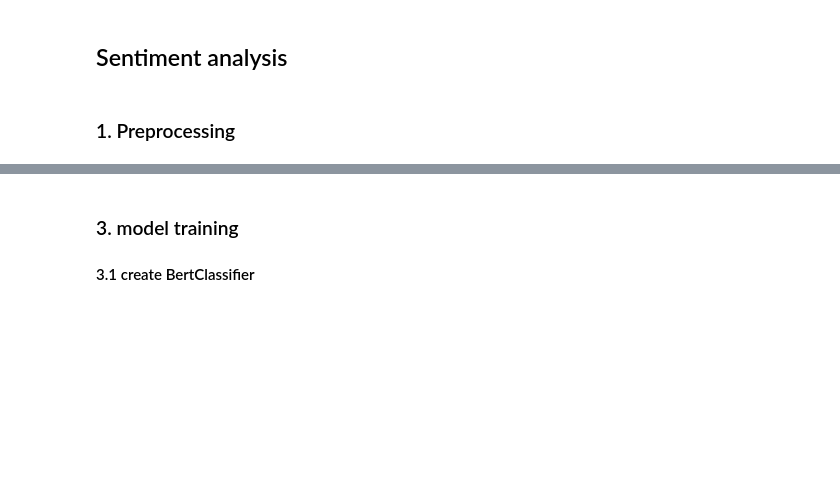
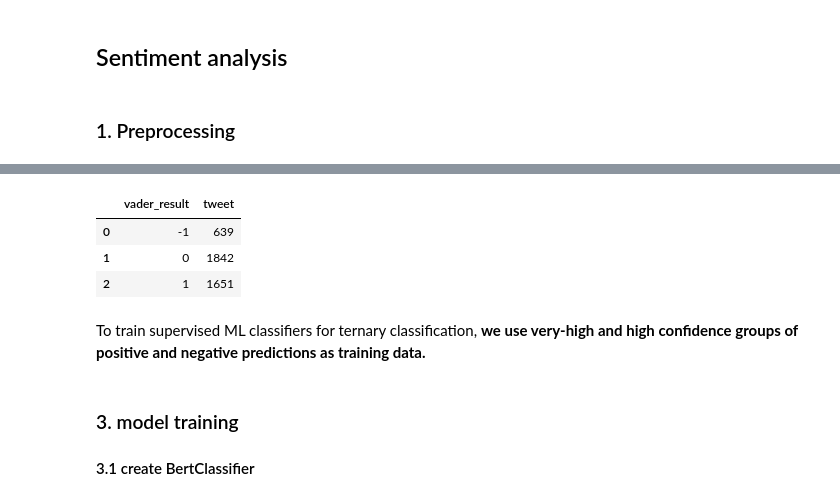
Before and after one commit to sharonwu827/Automated-trading, a Jupyter notebook: Sentiment Classification/Sentiment training.ipynb, the cells around one changed output, grey strips where cells are left out. Drawn from its saved outputs; the diff is of its cells as text; code cells hidden in the pictures; blank space fills up the shorter version.

```diff
--- a/Sentiment Classification/Sentiment training.ipynb
+++ b/Sentiment Classification/Sentiment training.ipynb
@@ -179,0 +185,9 @@ X_train, X_val, y_train, y_val =train_test_split(X, y, test_size=0.1, random_sta
+# %%
+df.groupby('vader_result').agg({"tweet":"nunique"}).reset_index()
+# %% [output]
+|  | vader_result | tweet |
+| 0 | -1 | 639 |
+| 1 | 0 | 1842 |
+| 2 | 1 | 1651 |
+# %% [markdown]
+To train supervised ML classifiers for ternary classification, **we use very-high and high confidence groups of positive and negative predictions as training data.**
```
Also changed, not shown: parts of 18 cells of this notebook.
